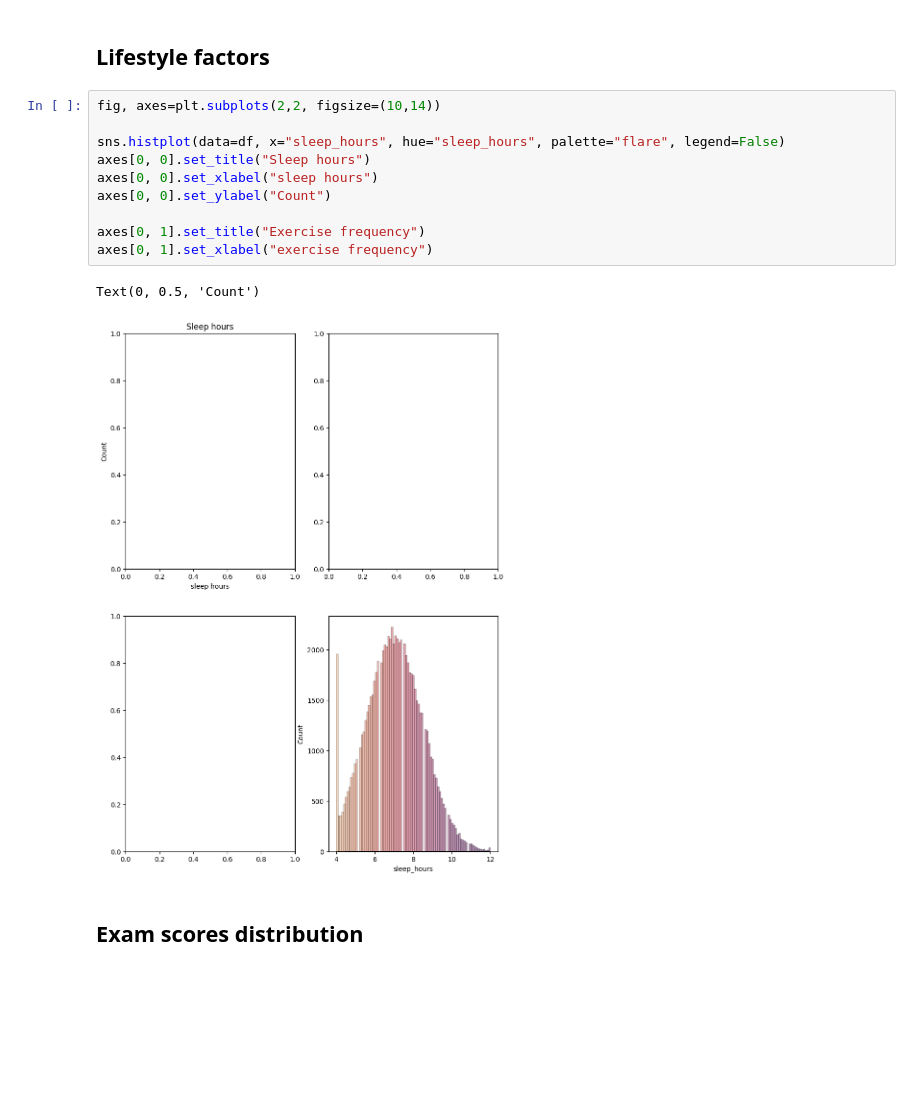
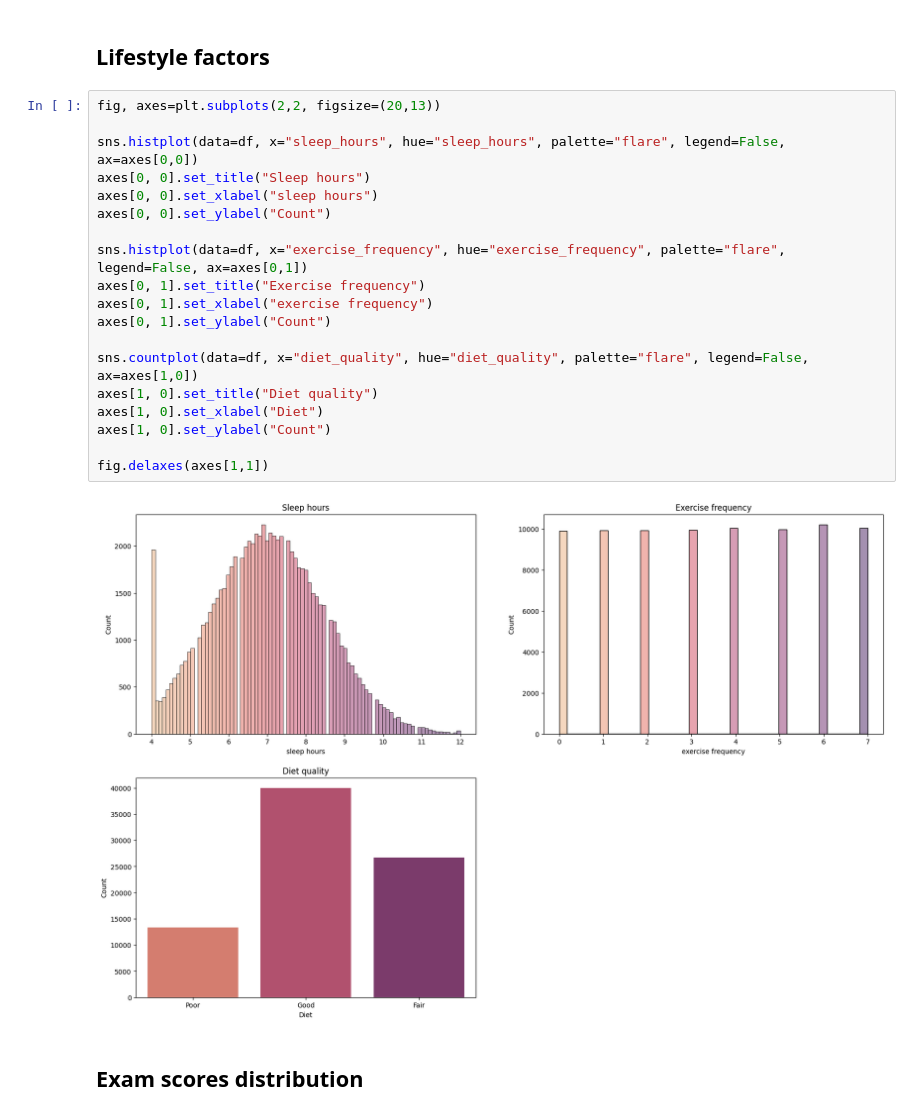
Before and after one commit to SebastianSalasR/tutorialesia, a Jupyter notebook: exercises/08-Student Habits and Academic Performance/analisys.ipynb, the cells around one changed output. Drawn from its saved outputs; the diff is of its cells as text; blank space fills up the shorter version.

```diff
--- a/exercises/08-Student Habits and Academic Performance/analisys.ipynb
+++ b/exercises/08-Student Habits and Academic Performance/analisys.ipynb
@@ -89,18 +89,26 @@ plt.show()
 # %% [markdown]
 ## Lifestyle factors
 # %%
-fig, axes=plt.subplots(2,2, figsize=(10,14))
+fig, axes=plt.subplots(2,2, figsize=(20,13))
 
-sns.histplot(data=df, x="sleep_hours", hue="sleep_hours", palette="flare", legend=False)
+sns.histplot(data=df, x="sleep_hours", hue="sleep_hours", palette="flare", legend=False, ax=axes[0,0])
 axes[0, 0].set_title("Sleep hours")
 axes[0, 0].set_xlabel("sleep hours")
 axes[0, 0].set_ylabel("Count")
 
+sns.histplot(data=df, x="exercise_frequency", hue="exercise_frequency", palette="flare", legend=False, ax=axes[0,1])
 axes[0, 1].set_title("Exercise frequency")
 axes[0, 1].set_xlabel("exercise frequency")
+axes[0, 1].set_ylabel("Count")
+
+sns.countplot(data=df, x="diet_quality", hue="diet_quality", palette="flare", legend=False, ax=axes[1,0])
+axes[1, 0].set_title("Diet quality")
+axes[1, 0].set_xlabel("Diet")
+axes[1, 0].set_ylabel("Count")
+
+fig.delaxes(axes[1,1])
 # %% [output]
-Text(0, 0.5, 'Count')
-[figure, old version]
+[figure, new version]
 # %% [markdown]
 ## Exam scores distribution
 # %%
```
